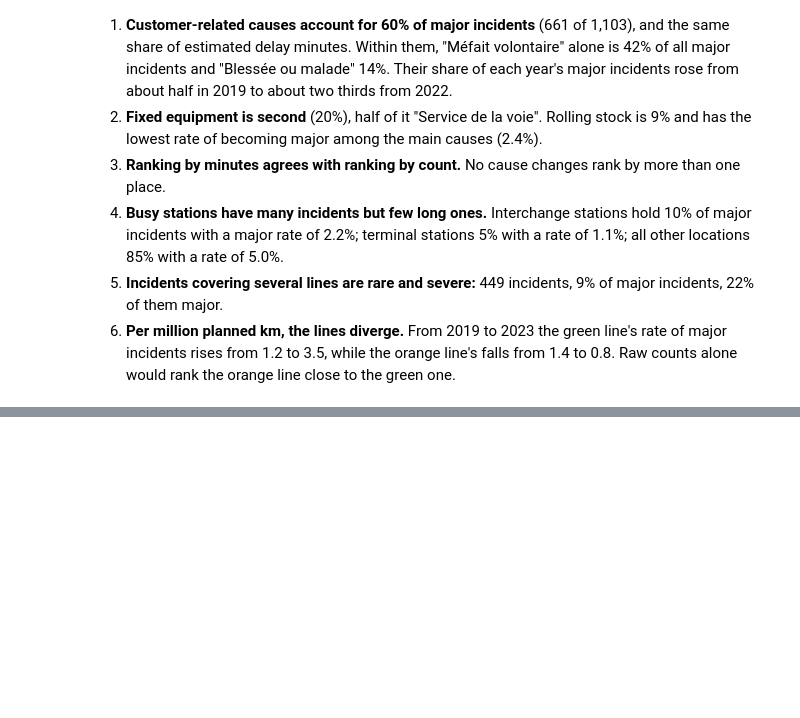
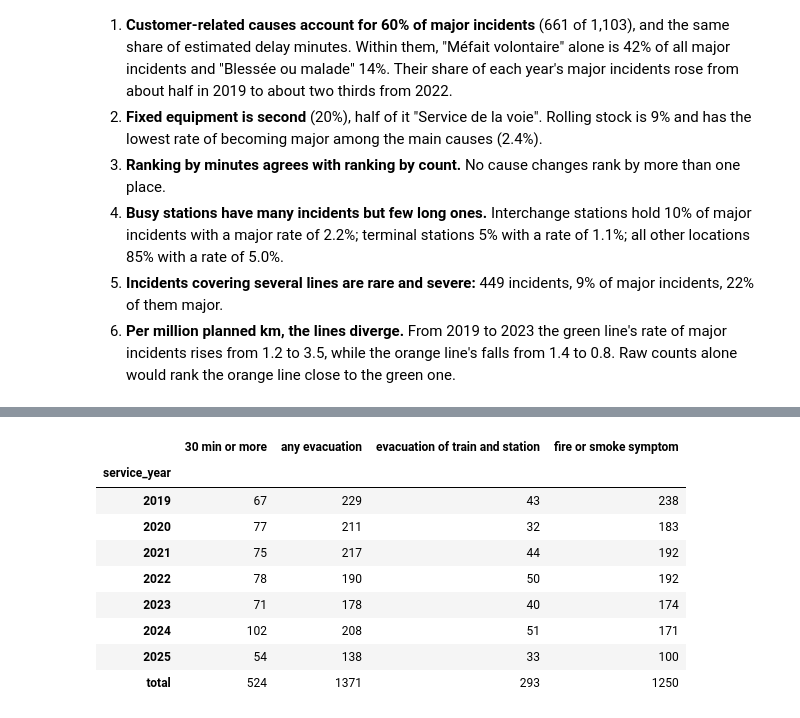
Before and after one commit to elcine/DS_challenge, a Jupyter notebook: notebooks/analysis.ipynb, the cells around one changed output, grey strips where cells are left out. Saved outputs shown, nothing was run; the diff lists cells and outputs as text; code cells hidden in the pictures; blank space fills up the shorter version.

```diff
--- a/notebooks/analysis.ipynb
+++ b/notebooks/analysis.ipynb
@@ -2503,0 +2511,23 @@ Associations in past incidents, not causes.
+# %%
+# Train incidents: the rarest and most visible events, per year.
+severe_by_year = pd.DataFrame({
+    "30 min or more": train[train["duration_bin_lower"] >= 30].groupby("service_year").size(),
+    "any evacuation": train[train["evacuation"] != "Aucune"].groupby("service_year").size(),
+    "evacuation of train and station": train[train["evacuation"] == "Train et Station"]
+        .groupby("service_year").size(),
+    "fire or smoke symptom": train[train["symptom"].str.startswith("Feu", na=False)]
+        .groupby("service_year").size(),
+})
+severe_by_year.loc["total"] = severe_by_year.sum()
+severe_by_year
+# %% [output]
+|  | 30 min or more | any evacuation | evacuation of train and station | fire or smoke symptom |
+| service_year |  |  |  |  |
+| 2019 | 67 | 229 | 43 | 238 |
+| 2020 | 77 | 211 | 32 | 183 |
+| 2021 | 75 | 217 | 44 | 192 |
+| 2022 | 78 | 190 | 50 | 192 |
+| 2023 | 71 | 178 | 40 | 174 |
+| 2024 | 102 | 208 | 51 | 171 |
+| 2025 | 54 | 138 | 33 | 100 |
+| total | 524 | 1371 | 293 | 1250 |
```
Also changed, not shown: parts of 3 cells of this notebook, 1 other file.
